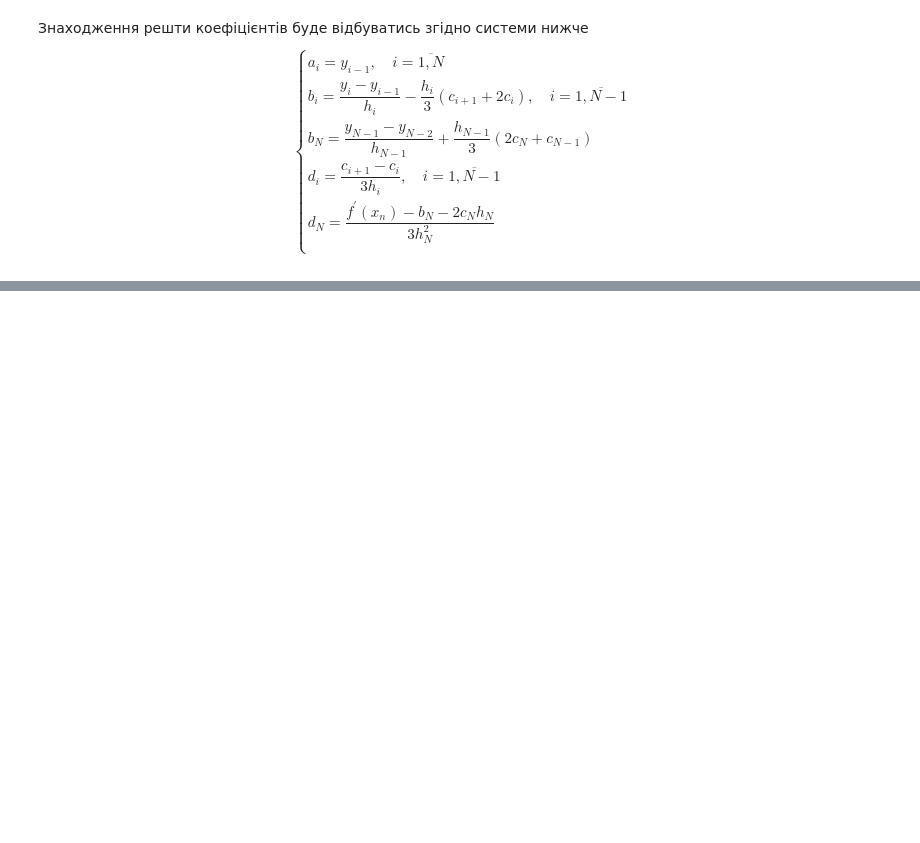
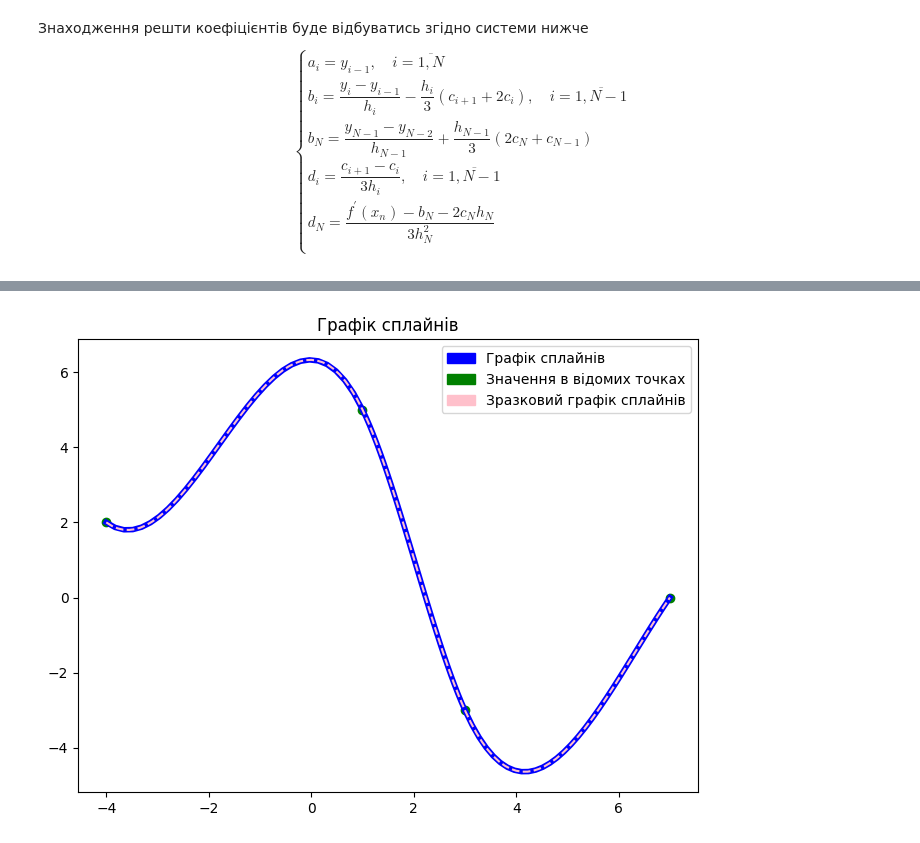
Before and after one commit to moxxiq/numerical-methods-labs, a Jupyter notebook: Lab2.ipynb, the cells around one changed output, grey strips where cells are left out. Drawn from its saved outputs; the diff is of its cells as text; code cells hidden in the pictures; blank space fills up the shorter version.

```diff
--- a/Lab2.ipynb
+++ b/Lab2.ipynb
@@ -204,0 +224,18 @@ $x \mapsto \text{-3.0} - \text{3.0229729729729726}\,(x - 3) + \text{1.5739864864
+# %%
+init_fig()
+xmin, xmax = X.min(), X.max()
+points = plt.plot(X, Y, 'go')
+for i in range(len(X)-1):
+    lin_space = np.linspace(X[i], X[i+1], 30)
+    plt.plot(lin_space, polys[i](lin_space-X[i]), 'b', linewidth=4)
+lin_space = np.linspace(xmin, xmax, 100)
+lib_S_f = CubicSpline(X, Y, bc_type=((1, Spr_a), (1, Spr_b)))
+plt.plot(lin_space, lib_S_f(lin_space), color='pink', linestyle='dashed',)
+pink_patch = mpatches.Patch(color='pink', label='Зразковий графік сплайнів')
+blue_patch = mpatches.Patch(color='blue', label='Графік сплайнів')
+green_patch = mpatches.Patch(color='green', label='Значення в відомих точках')
+plt.legend(handles=[blue_patch, green_patch, pink_patch])
+plt.title("Графік сплайнів")
+plt.show()
+# %% [output]
+[figure, added]
```
Also changed, not shown: parts of 8 cells of this notebook.
